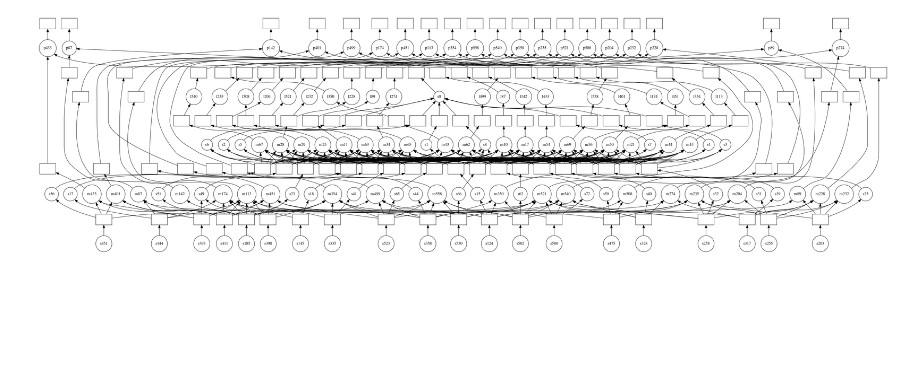
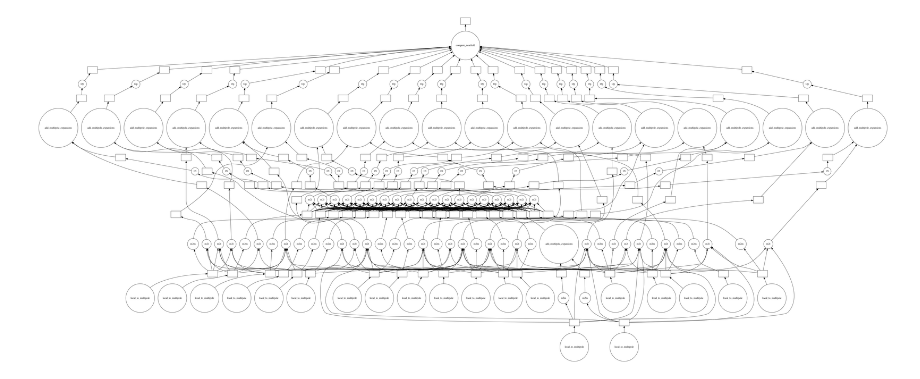
Before and after one commit to exafmm/pyexafmm, a Jupyter notebook: notebooks/dask_experiments.ipynb, the cells around one changed output. Drawn from its saved outputs; the diff is of its cells as text; code cells hidden in the pictures; blank space fills up the shorter version.

Commit message:
Adapted experiments to Dask delayed

```diff
--- a/notebooks/dask_experiments.ipynb
+++ b/notebooks/dask_experiments.ipynb
@@ -137,4 +16,39 @@ particle_computations = downward_pass()
-# %%
-da.visualize(task_graph)
-# %% [output]
-[figure, removed]
+# %%
+@da.delayed
+def local_to_multipole(leaf_node_index):
+    """Compute multipole expansion from local sources."""
+    leaf_id = tree.source_leaf_nodes[leaf_node_index]
+    source_indices = tree.sources_by_leafs[
+        tree.source_index_ptr[leaf_node_index] : tree.source_index_ptr[leaf_node_index + 1]
+    ]
+    # Have the source indices. Can now compute the multipole expansion
+    pass
+
+@da.delayed
+def m2m(node_id, child_expansion):
+    """Upward pass of multipole expansion"""
+    pass
+
+@da.delayed
+def m2l(node_id, interaction_list):
+    pass
+
+@da.delayed
+def l2l(child, parent_expansion):
+    pass
+
+@da.delayed
+def l2p(node, expansion):
+    pass
+
+@da.delayed
+def add_multipole_expansions(expansion1, expansion2):
+    pass
+
+@da.delayed
+def compute_nearfield(l2p_values):
+    pass
+
+def interaction_list_is_empty(key):
+    """Return for a key if it has empty interaction list."""
+    return np.all(tree.interaction_list[tree.target_node_to_index[key]] == -1)
@@ -140,0 +117,4 @@ da.visualize(task_graph)
+# %%
+result.visualize()
+# %% [output]
+[figure, added]
```
Also changed, not shown: parts of 3 cells of this notebook.
